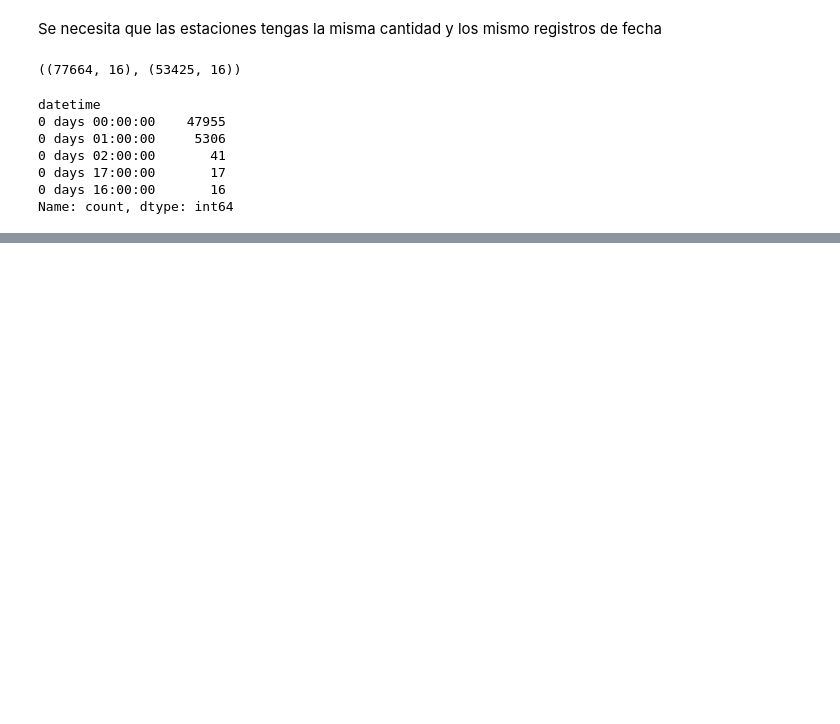
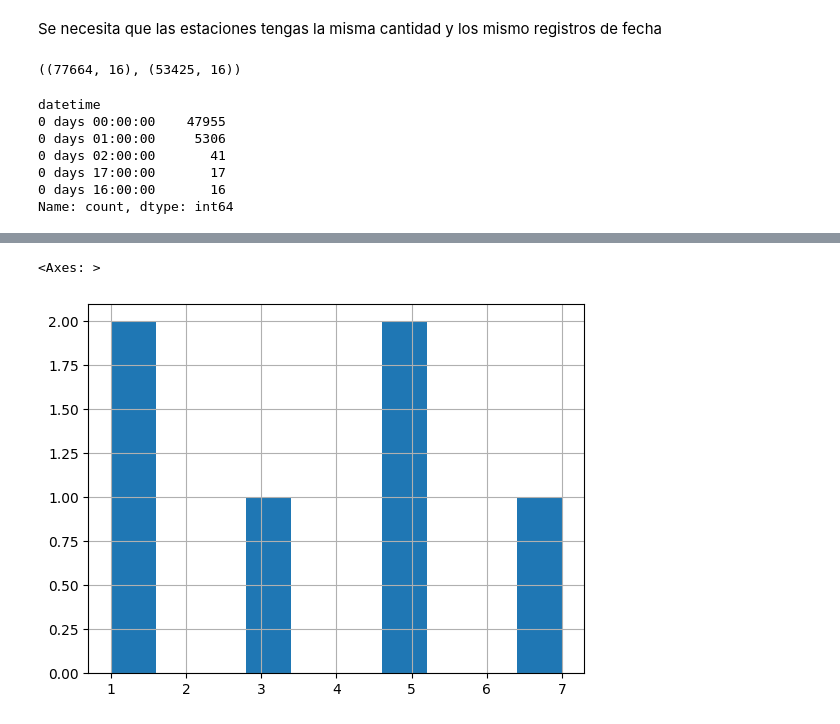
Before and after one commit to sagomeza1/pinn_bmanga, a Jupyter notebook: notebooks/01_exploracion.ipynb, the cells around one changed output, grey strips where cells are left out. Drawn from its saved outputs; the diff is of its cells as text; code cells hidden in the pictures; blank space fills up the shorter version.

```diff
--- a/notebooks/01_exploracion.ipynb
+++ b/notebooks/01_exploracion.ipynb
@@ -189,0 +399,5 @@ Name: count, dtype: int64
+# %%
+pd.Series([1, 3, 5, 5, 7, 1]).hist()
+# %% [output]
+<Axes: >
+[figure, added]
```
Also changed, not shown: parts of 23 cells of this notebook, 4 other files.
